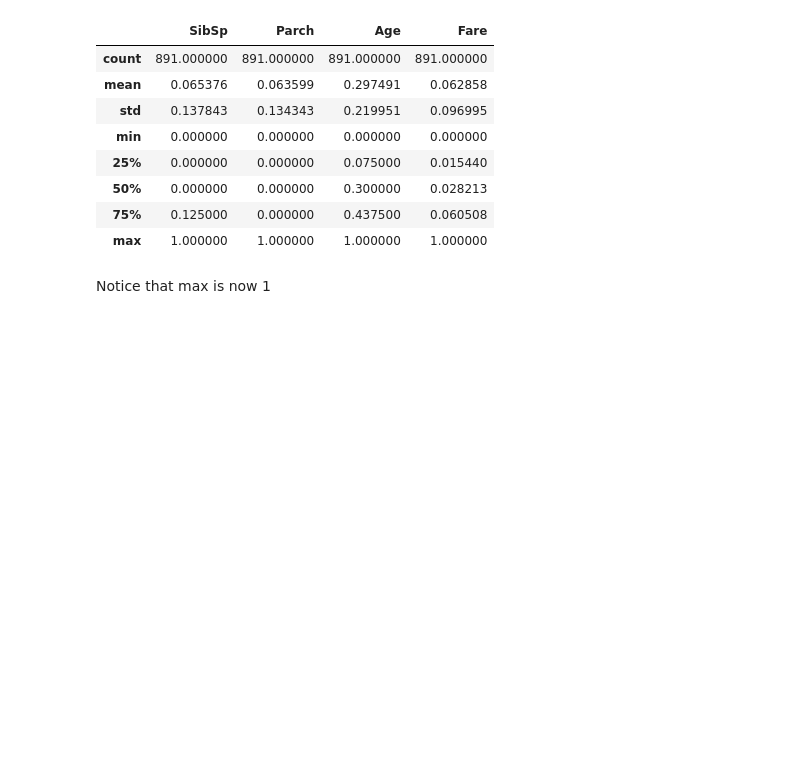
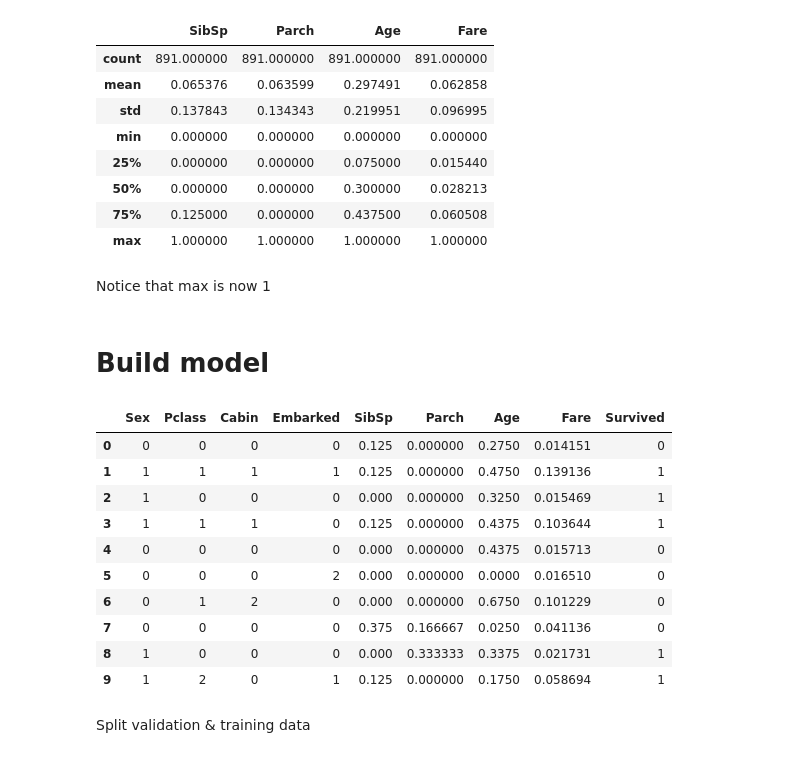
Before and after one commit to whyboris/ml-with-python-and-keras, a Jupyter notebook: titanic/titanic.ipynb, the cells around one changed output. Cells and saved outputs as stored; diff of their text form; code cells hidden in the pictures; blank space fills up the shorter version.

```diff
--- a/titanic/titanic.ipynb
+++ b/titanic/titanic.ipynb
@@ -180,3 +191,21 @@ df[numerical_data].describe()
 | max | 1.000000 | 1.000000 | 1.000000 | 1.000000 |
 # %% [markdown]
 Notice that max is now 1
+# %% [markdown]
+# Build model
+# %%
+df.head(10)
+# %% [output]
+|  | Sex | Pclass | Cabin | Embarked | SibSp | Parch | Age | Fare | Survived |
+| 0 | 0 | 0 | 0 | 0 | 0.125 | 0.000000 | 0.2750 | 0.014151 | 0 |
+| 1 | 1 | 1 | 1 | 1 | 0.125 | 0.000000 | 0.4750 | 0.139136 | 1 |
+| 2 | 1 | 0 | 0 | 0 | 0.000 | 0.000000 | 0.3250 | 0.015469 | 1 |
+| 3 | 1 | 1 | 1 | 0 | 0.125 | 0.000000 | 0.4375 | 0.103644 | 1 |
+| 4 | 0 | 0 | 0 | 0 | 0.000 | 0.000000 | 0.4375 | 0.015713 | 0 |
+| 5 | 0 | 0 | 0 | 2 | 0.000 | 0.000000 | 0.0000 | 0.016510 | 0 |
+| 6 | 0 | 1 | 2 | 0 | 0.000 | 0.000000 | 0.6750 | 0.101229 | 0 |
+| 7 | 0 | 0 | 0 | 0 | 0.375 | 0.166667 | 0.0250 | 0.041136 | 0 |
+| 8 | 1 | 0 | 0 | 0 | 0.000 | 0.333333 | 0.3375 | 0.021731 | 1 |
+| 9 | 1 | 2 | 0 | 1 | 0.125 | 0.000000 | 0.1750 | 0.058694 | 1 |
+# %% [markdown]
+Split validation & training data
```
Also changed, not shown: parts of 10 cells of this notebook, 1 other file.
